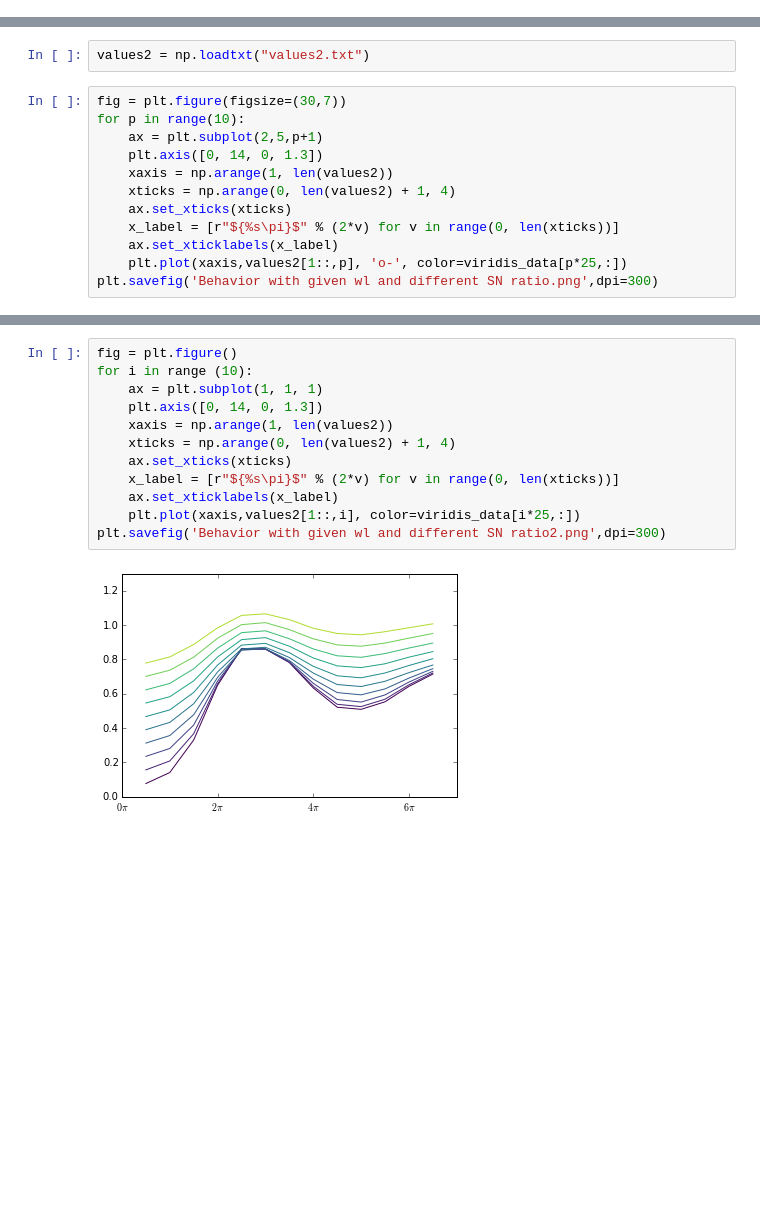
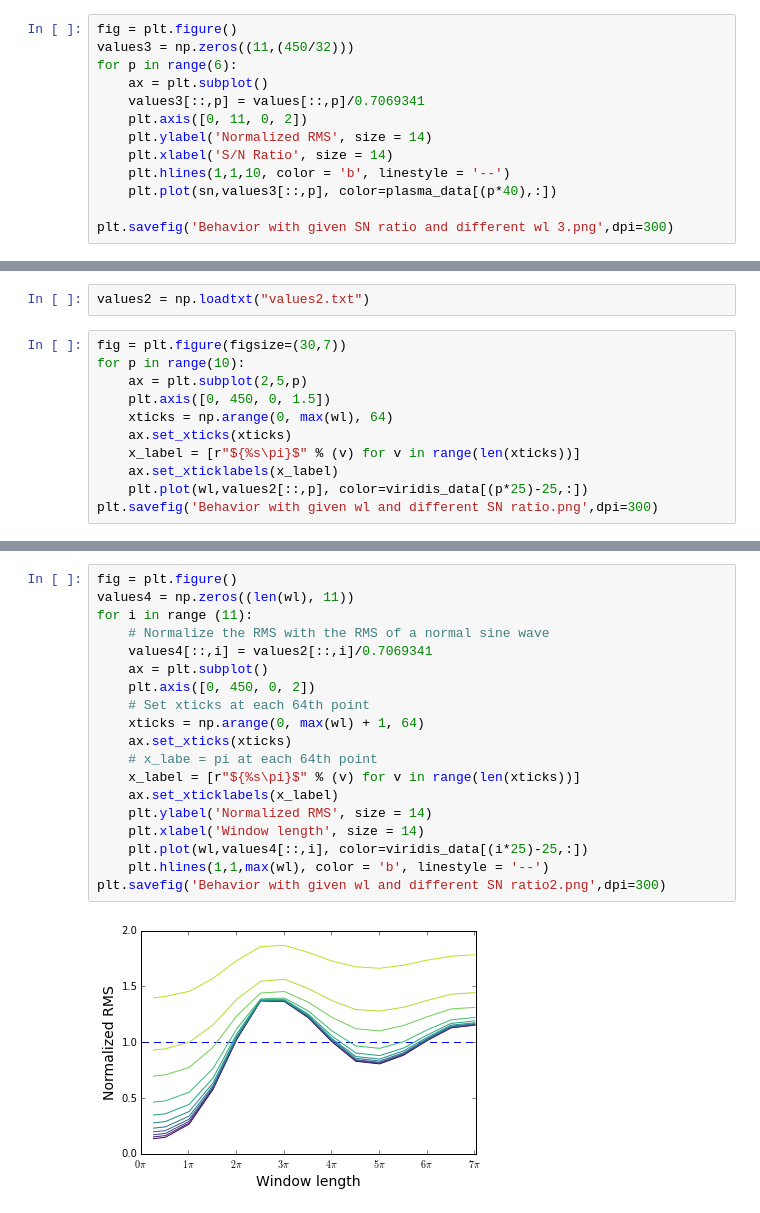
Before and after one commit to ktakagaki/kt-2015-DSPHandsOn, a Jupyter notebook: MedianFilter/Python/06. Behavior of the median filter with white noise/Behavior of the median filter with a noised sine wave.ipynb, the cells around one changed output, grey strips where cells are left out. Cells and saved outputs as stored; diff of their text form; blank space fills up the shorter version.

Commit message:
Changed plot functions. Added window length and SN list. Fixed bugs with the noise.

```diff
--- a/MedianFilter/Python/06. Behavior of the median filter with white noise/Behavior of the median filter with a noised sine wave.ipynb
+++ b/MedianFilter/Python/06. Behavior of the median filter with white noise/Behavior of the median filter with a noised sine wave.ipynb
@@ -91,0 +102,13 @@ plt.savefig('Behavior with given SN ratio and different wl.png',dpi=300)
+# %%
+fig = plt.figure()
+values3 = np.zeros((11,(450/32)))
+for p in range(6):
+    ax = plt.subplot()
+    values3[::,p] = values[::,p]/0.7069341
+    plt.axis([0, 11, 0, 2])
+    plt.ylabel('Normalized RMS', size = 14)
+    plt.xlabel('S/N Ratio', size = 14)
+    plt.hlines(1,1,10, color = 'b', linestyle = '--')
+    plt.plot(sn,values3[::,p], color=plasma_data[(p*40),:])
+
+plt.savefig('Behavior with given SN ratio and different wl 3.png',dpi=300)
@@ -112,13 +139,12 @@ values2 = np.loadtxt("values2.txt")
 # %%
 fig = plt.figure(figsize=(30,7))
 for p in range(10):
-    ax = plt.subplot(2,5,p+1)
-    plt.axis([0, 14, 0, 1.3])
-    xaxis = np.arange(1, len(values2))
-    xticks = np.arange(0, len(values2) + 1, 4)
+    ax = plt.subplot(2,5,p)
+    plt.axis([0, 450, 0, 1.5])
+    xticks = np.arange(0, max(wl), 64)
     ax.set_xticks(xticks)
-    x_label = [r"${%s\pi}$" % (2*v) for v in range(0, len(xticks))]
+    x_label = [r"${%s\pi}$" % (v) for v in range(len(xticks))]
     ax.set_xticklabels(x_label)
-    plt.plot(xaxis,values2[1::,p], 'o-', color=viridis_data[p*25,:])
+    plt.plot(wl,values2[::,p], color=viridis_data[(p*25)-25,:])
 plt.savefig('Behavior with given wl and different SN ratio.png',dpi=300)
 # %% [output]
@@ -126,14 +152,21 @@ plt.savefig('Behavior with given wl and different SN ratio.png',dpi=300)
 # %%
 fig = plt.figure()
-for i in range (10):
-    ax = plt.subplot(1, 1, 1)
-    plt.axis([0, 14, 0, 1.3])
-    xaxis = np.arange(1, len(values2))
-    xticks = np.arange(0, len(values2) + 1, 4)
+values4 = np.zeros((len(wl), 11))
+for i in range (11):
+    # Normalize the RMS with the RMS of a normal sine wave
+    values4[::,i] = values2[::,i]/0.7069341
+    ax = plt.subplot()
+    plt.axis([0, 450, 0, 2])
+    # Set xticks at each 64th point
+    xticks = np.arange(0, max(wl) + 1, 64)
     ax.set_xticks(xticks)
-    x_label = [r"${%s\pi}$" % (2*v) for v in range(0, len(xticks))]
+    # x_labe = pi at each 64th point
+    x_label = [r"${%s\pi}$" % (v) for v in range(len(xticks))]
     ax.set_xticklabels(x_label)
-    plt.plot(xaxis,values2[1::,i], color=viridis_data[i*25,:])
+    plt.ylabel('Normalized RMS', size = 14)
+    plt.xlabel('Window length', size = 14)
+    plt.plot(wl,values4[::,i], color=viridis_data[(i*25)-25,:])
+    plt.hlines(1,1,max(wl), color = 'b', linestyle = '--')
 plt.savefig('Behavior with given wl and different SN ratio2.png',dpi=300)
 # %% [output]
-[figure, old version]
+[figure, new version]
```
Also changed, not shown: parts of 9 cells of this notebook, 4 other files.
